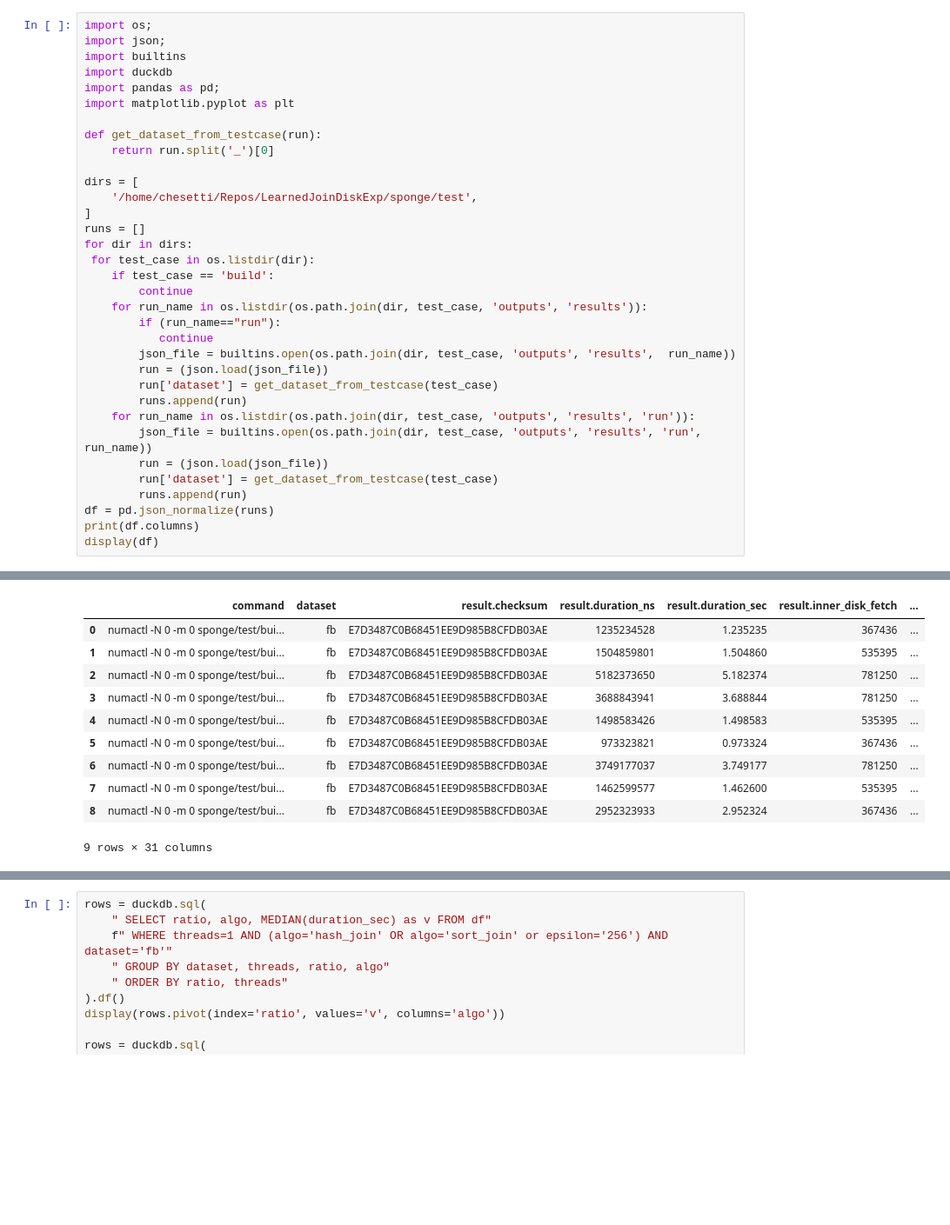
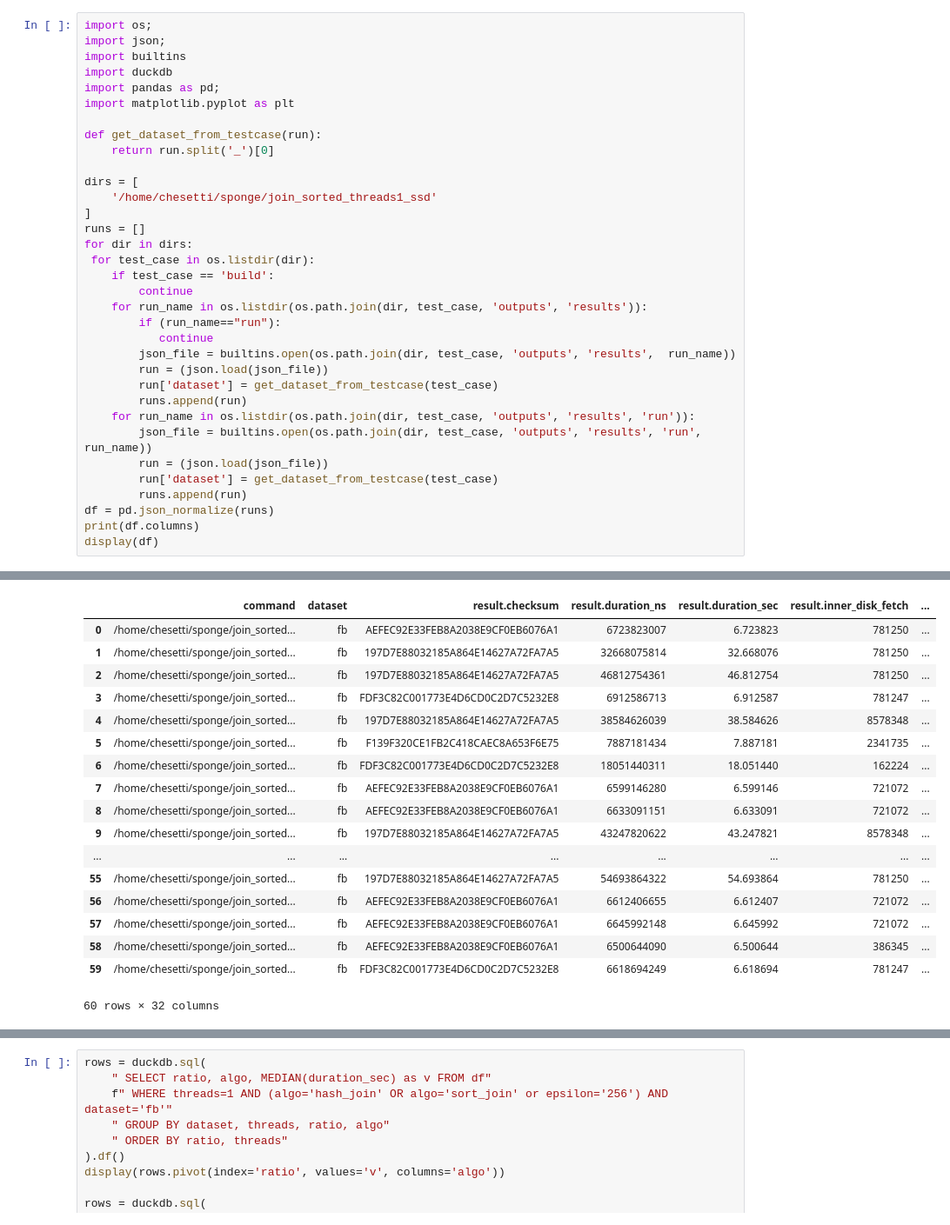
Before and after one commit to saltsystemslab/LearnedJoinDiskExp, a Jupyter notebook: experiments/join/report.ipynb, the cells around one changed output, grey strips where cells are left out. Shown: that part at 87% size. Drawn from its saved outputs; the diff is of its cells as text; blank space fills up the shorter version.

```diff
--- a/experiments/join/report.ipynb
+++ b/experiments/join/report.ipynb
@@ -10,7 +10,7 @@ def get_dataset_from_testcase(run):
     return run.split('_')[0]
 
 dirs = [
-    '/home/chesetti/Repos/LearnedJoinDiskExp/sponge/test',
+    '/home/chesetti/sponge/join_sorted_threads1_ssd'
 ]
 runs = []
 for dir in dirs:
@@ -47,15 +48,22 @@ Index(['command', 'dataset', 'result.checksum', 'result.duration_ns',
       dtype='object')
 |  | command | dataset | result.checksum | result.duration_ns | result.duration_sec | result.inner_disk_fetch | ... |
-| 0 | numactl -N 0 -m 0 sponge/test/bui... | fb | E7D3487C0B68451EE9D985B8CFDB03AE | 1235234528 | 1.235235 | 367436 | ... |
-| 1 | numactl -N 0 -m 0 sponge/test/bui... | fb | E7D3487C0B68451EE9D985B8CFDB03AE | 1504859801 | 1.504860 | 535395 | ... |
-| 2 | numactl -N 0 -m 0 sponge/test/bui... | fb | E7D3487C0B68451EE9D985B8CFDB03AE | 5182373650 | 5.182374 | 781250 | ... |
-| 3 | numactl -N 0 -m 0 sponge/test/bui... | fb | E7D3487C0B68451EE9D985B8CFDB03AE | 3688843941 | 3.688844 | 781250 | ... |
-| 4 | numactl -N 0 -m 0 sponge/test/bui... | fb | E7D3487C0B68451EE9D985B8CFDB03AE | 1498583426 | 1.498583 | 535395 | ... |
-| 5 | numactl -N 0 -m 0 sponge/test/bui... | fb | E7D3487C0B68451EE9D985B8CFDB03AE | 973323821 | 0.973324 | 367436 | ... |
-| 6 | numactl -N 0 -m 0 sponge/test/bui... | fb | E7D3487C0B68451EE9D985B8CFDB03AE | 3749177037 | 3.749177 | 781250 | ... |
-| 7 | numactl -N 0 -m 0 sponge/test/bui... | fb | E7D3487C0B68451EE9D985B8CFDB03AE | 1462599577 | 1.462600 | 535395 | ... |
-| 8 | numactl -N 0 -m 0 sponge/test/bui... | fb | E7D3487C0B68451EE9D985B8CFDB03AE | 2952323933 | 2.952324 | 367436 | ... |
+| 0 | /home/chesetti/sponge/join_sorted... | fb | AEFEC92E33FEB8A2038E9CF0EB6076A1 | 6723823007 | 6.723823 | 781250 | ... |
+| 1 | /home/chesetti/sponge/join_sorted... | fb | 197D7E88032185A864E14627A72FA7A5 | 32668075814 | 32.668076 | 781250 | ... |
+| 2 | /home/chesetti/sponge/join_sorted... | fb | 197D7E88032185A864E14627A72FA7A5 | 46812754361 | 46.812754 | 781250 | ... |
+| 3 | /home/chesetti/sponge/join_sorted... | fb | FDF3C82C001773E4D6CD0C2D7C5232E8 | 6912586713 | 6.912587 | 781247 | ... |
+| 4 | /home/chesetti/sponge/join_sorted... | fb | 197D7E88032185A864E14627A72FA7A5 | 38584626039 | 38.584626 | 8578348 | ... |
+| 5 | /home/chesetti/sponge/join_sorted... | fb | F139F320CE1FB2C418CAEC8A653F6E75 | 7887181434 | 7.887181 | 2341735 | ... |
+| 6 | /home/chesetti/sponge/join_sorted... | fb | FDF3C82C001773E4D6CD0C2D7C5232E8 | 18051440311 | 18.051440 | 162224 | ... |
+| 7 | /home/chesetti/sponge/join_sorted... | fb | AEFEC92E33FEB8A2038E9CF0EB6076A1 | 6599146280 | 6.599146 | 721072 | ... |
+| 8 | /home/chesetti/sponge/join_sorted... | fb | AEFEC92E33FEB8A2038E9CF0EB6076A1 | 6633091151 | 6.633091 | 721072 | ... |
+| 9 | /home/chesetti/sponge/join_sorted... | fb | 197D7E88032185A864E14627A72FA7A5 | 43247820622 | 43.247821 | 8578348 | ... |
+| ... | ... | ... | ... | ... | ... | ... | ... |
+| 55 | /home/chesetti/sponge/join_sorted... | fb | 197D7E88032185A864E14627A72FA7A5 | 54693864322 | 54.693864 | 781250 | ... |
+| 56 | /home/chesetti/sponge/join_sorted... | fb | AEFEC92E33FEB8A2038E9CF0EB6076A1 | 6612406655 | 6.612407 | 721072 | ... |
+| 57 | /home/chesetti/sponge/join_sorted... | fb | AEFEC92E33FEB8A2038E9CF0EB6076A1 | 6645992148 | 6.645992 | 721072 | ... |
+| 58 | /home/chesetti/sponge/join_sorted... | fb | AEFEC92E33FEB8A2038E9CF0EB6076A1 | 6500644090 | 6.500644 | 386345 | ... |
+| 59 | /home/chesetti/sponge/join_sorted... | fb | FDF3C82C001773E4D6CD0C2D7C5232E8 | 6618694249 | 6.618694 | 781247 | ... |
-9 rows × 31 columns
+60 rows × 32 columns
 # %%
 
 epsilon = {
```
Also changed, not shown: parts of 3 cells of this notebook, 4 other files.
